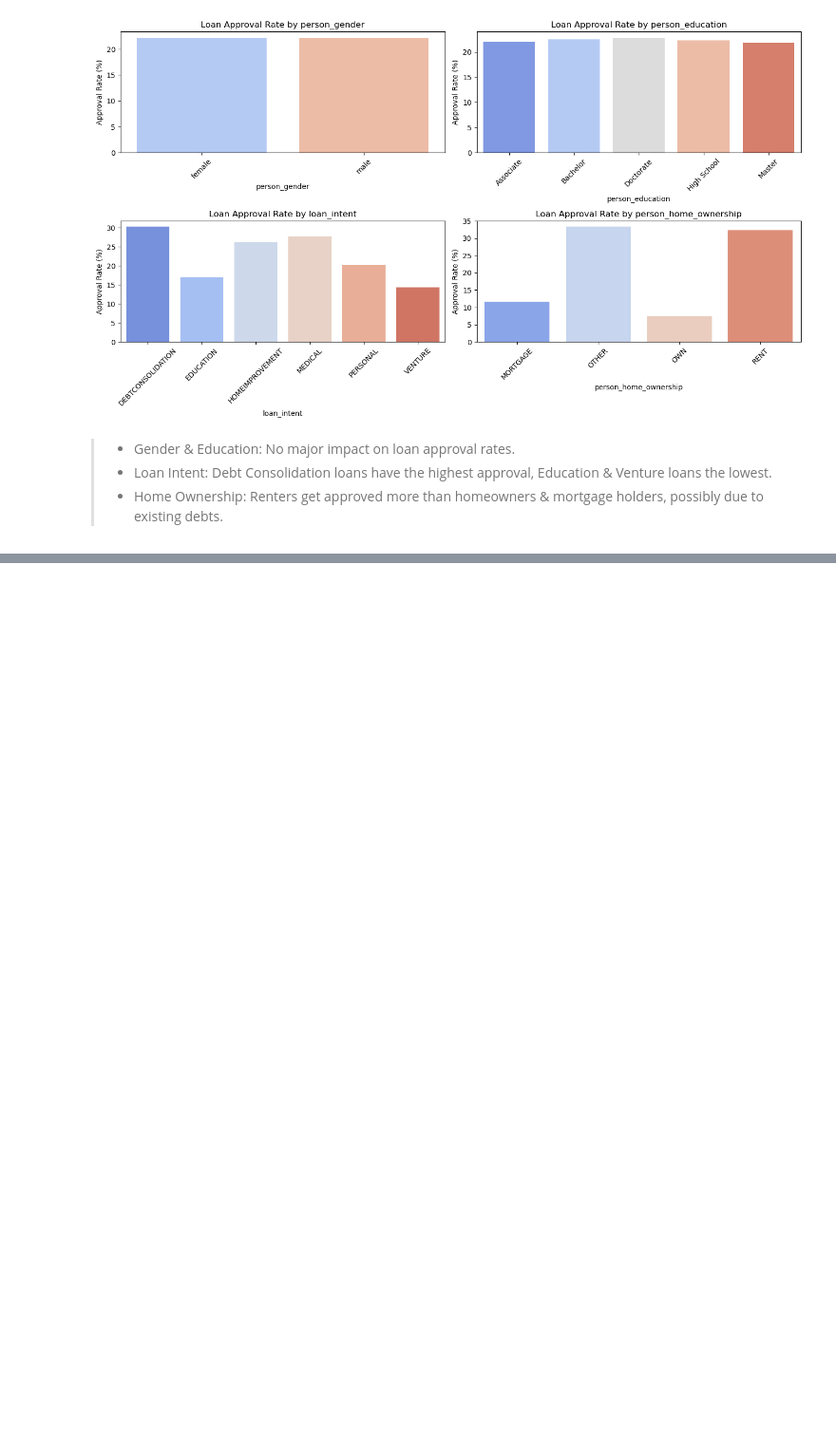
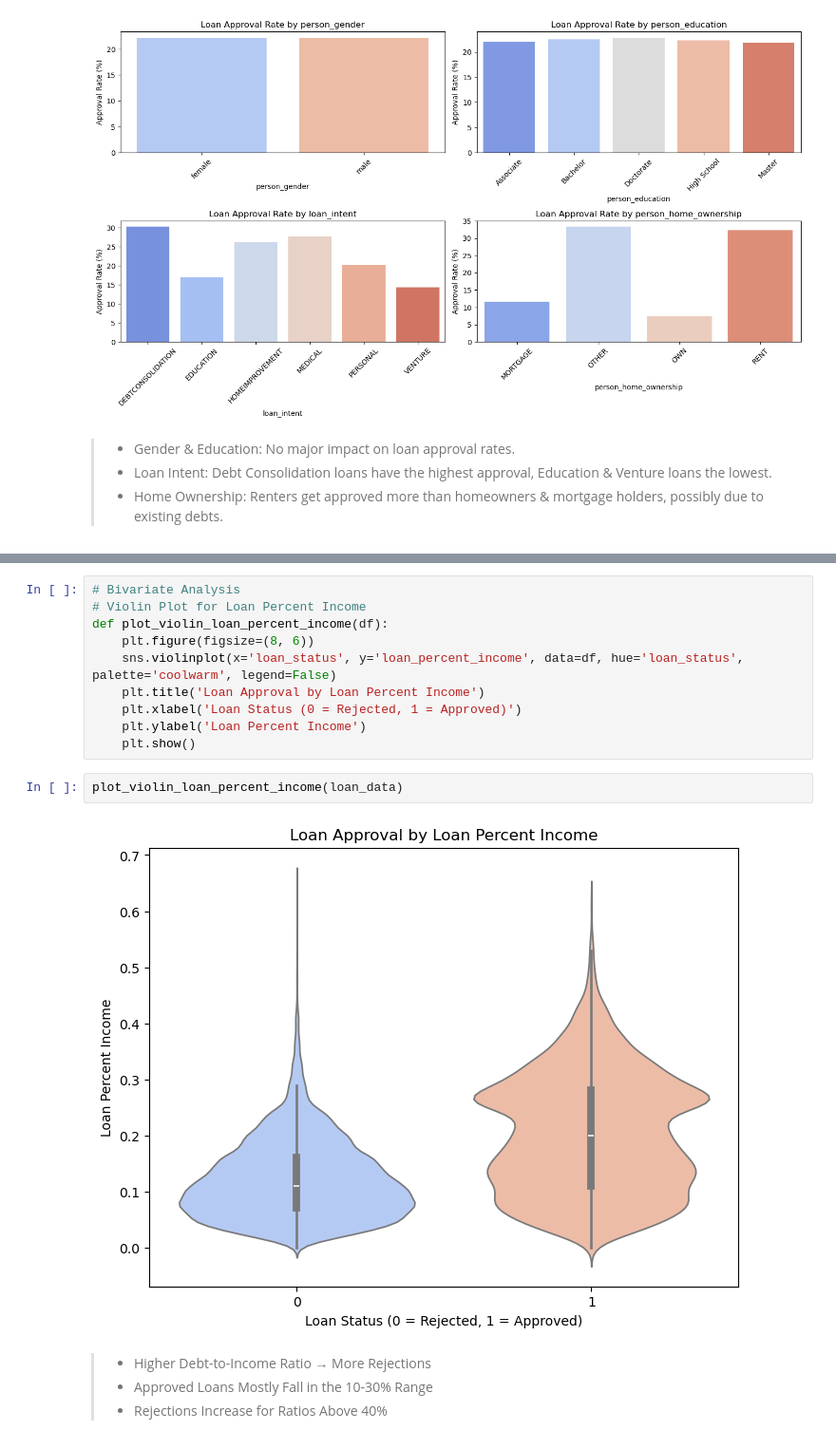
Before and after one commit to khan-asim-88/Loan-Approval-Prediction-Using-Machine-Learning, a Jupyter notebook: Loan_Approval_Prediction.ipynb, the cells around one changed output, grey strips where cells are left out. Shown at 95% size. Saved outputs shown, nothing was run; the diff lists cells and outputs as text; blank space fills up the shorter version.

```diff
--- a/Loan_Approval_Prediction.ipynb
+++ b/Loan_Approval_Prediction.ipynb
@@ -97,0 +141,18 @@ plot_loan_approval_rates(loan_data, categorical_features)
+# %%
+# Bivariate Analysis
+# Violin Plot for Loan Percent Income
+def plot_violin_loan_percent_income(df):
+    plt.figure(figsize=(8, 6))
+    sns.violinplot(x='loan_status', y='loan_percent_income', data=df, hue='loan_status', palette='coolwarm', legend=False)
+    plt.title('Loan Approval by Loan Percent Income')
+    plt.xlabel('Loan Status (0 = Rejected, 1 = Approved)')
+    plt.ylabel('Loan Percent Income')
+    plt.show()
+# %%
+plot_violin_loan_percent_income(loan_data)
+# %% [output]
+[figure, added]
+# %% [markdown]
+> - Higher Debt-to-Income Ratio → More Rejections
+> - Approved Loans Mostly Fall in the 10-30% Range
+> - Rejections Increase for Ratios Above 40%
```
Also changed, not shown: parts of 9 cells of this notebook.
